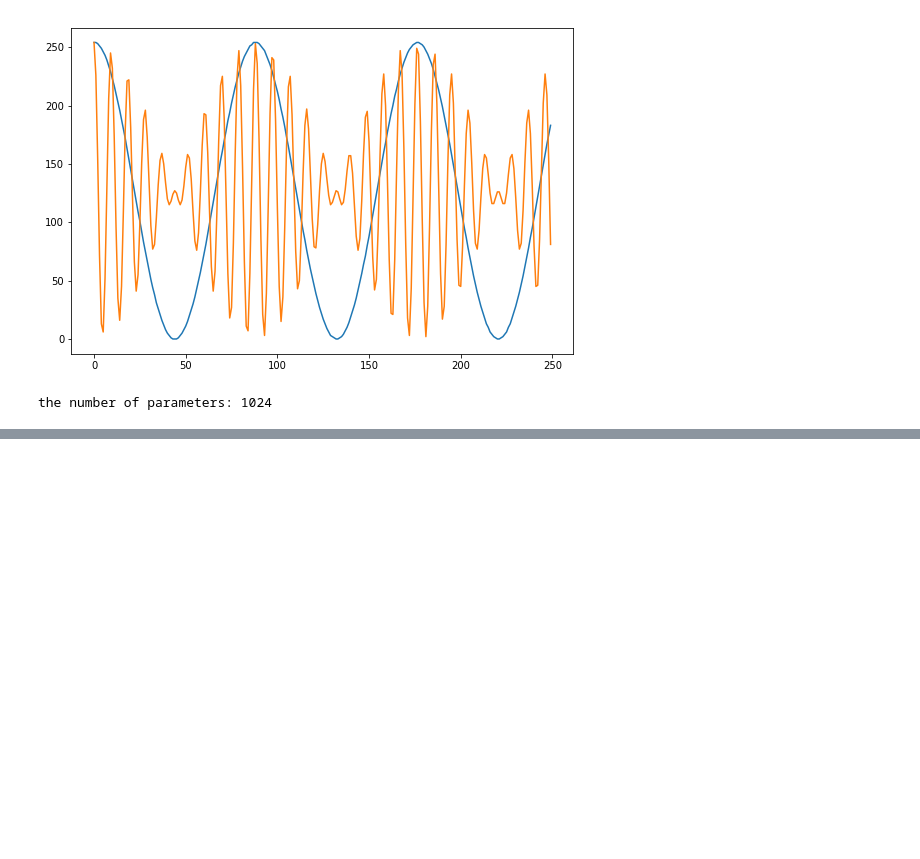
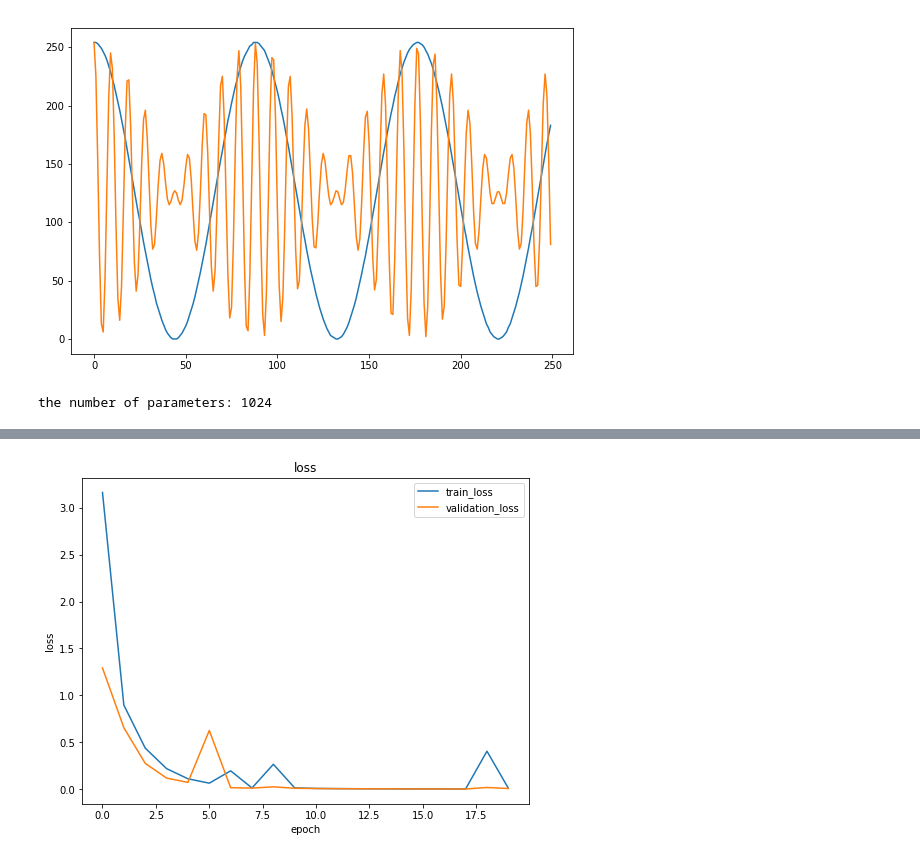
Before and after one commit to cross32768/dilated_conv, a Jupyter notebook: dilated_conv.ipynb, the cells around one changed output, grey strips where cells are left out. Drawn from its saved outputs; the diff is of its cells as text; code cells hidden in the pictures; blank space fills up the shorter version.

Commit message:
add train loop for amplitude modulation

```diff
--- a/dilated_conv.ipynb
+++ b/dilated_conv.ipynb
@@ -292,0 +321,14 @@ plt.show()
+# %%
+# am変調の学習
+losses = []
+val_losses = []
+n_epoch = 20
+start = time.time()
+for epoch in range(n_epoch):
+    loss = train(am_train_loader)
+    val_loss = valid(am_valid_loader)
+    print('epoch[%d/%d] loss:%1.4f val_loss:%1.4f elasped_time:%4.4f' % (epoch+1, n_epoch, loss, val_loss, time.time() - start))
+
+    losses.append(loss)
+    val_losses.append(val_loss)
+print('elasped_time:%2.4f' % (time.time() - start))
@@ -292,0 +353,12 @@ plt.show()
+# %%
+# am変調のロス表示
+plt.figure(figsize = (8,6))
+plt.title('loss')
+plt.xlabel('epoch')
+plt.ylabel('loss')
+plt.plot(losses, label = 'train_loss')
+plt.plot(val_losses, label = 'validation_loss')
+plt.legend()
+plt.show()
+# %% [output]
+[figure, added]
```
Also changed, not shown: parts of 12 cells of this notebook.
